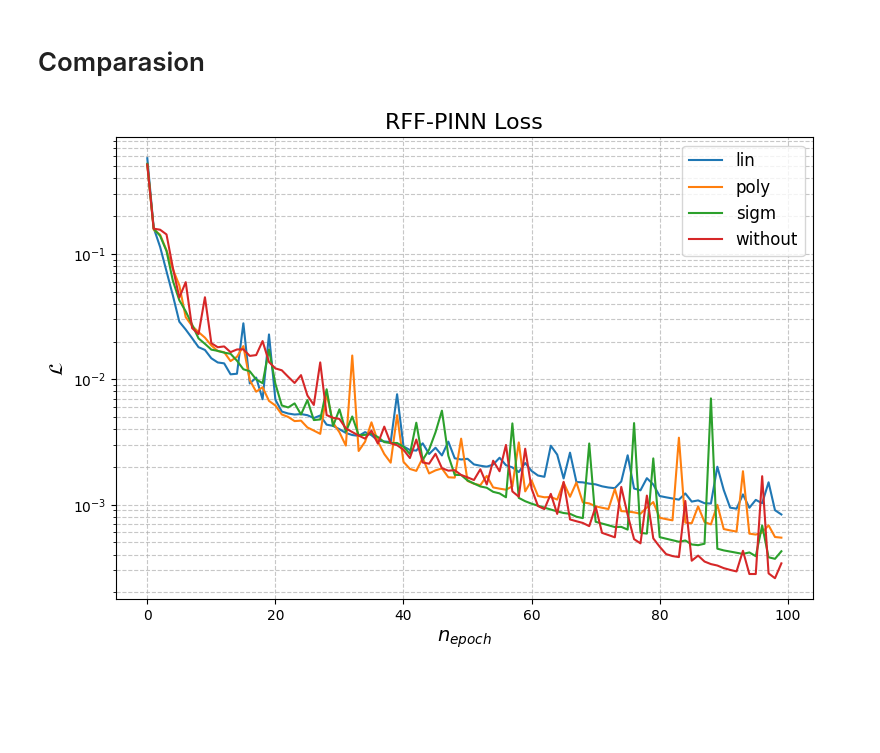
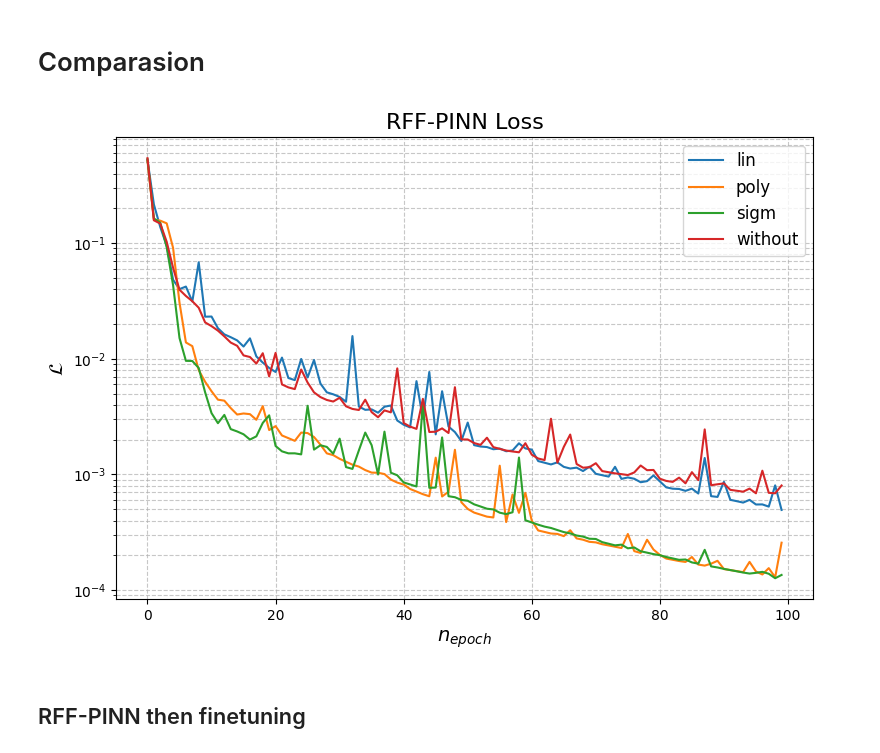
Before and after one commit to 1frog-prog1/diploma_pinn, a Jupyter notebook: notebooks/sapinn_experiments.ipynb, the cells around one changed output. Cells and saved outputs as stored; diff of their text form; code cells hidden in the pictures; blank space fills up the shorter version.

```diff
--- a/notebooks/sapinn_experiments.ipynb
+++ b/notebooks/sapinn_experiments.ipynb
@@ -394,14 +397,16 @@ save_model(poly_sapinn, os.path.join("..", "saved_models", "sapinn_mask", "lin.p
 # %%
 # отрисовка сохраненных графиков
 mask_path = ["lin", "poly", "sigm", "without"]
 losses = dict(zip(mask_path, [None] * len(mask_path)))
 for mask in mask_path:
-    with open(os.path.join("..", "data", "sapinn_mask", f"{mask}.json")) as f:
+    with open(os.path.join("..", "data", "sapinn_mask", "loss",  f"{mask}.json")) as f:
         data = json.load(f)
-    losses[mask] = data[::100]
+    losses[mask] = data[::]
 plot_loss(
     losses, title="RFF-PINN Loss",
     # save_path=os.path.join("..", "pics", "1d_burgers", "loss", "rff_pinn_v001divpi.png")
 )
 # %% [output]
-[figure, old version]
+[figure, new version]
+# %% [markdown]
+## RFF-PINN then finetuning
```
Also changed, not shown: parts of 23 cells of this notebook, 3 other files.
